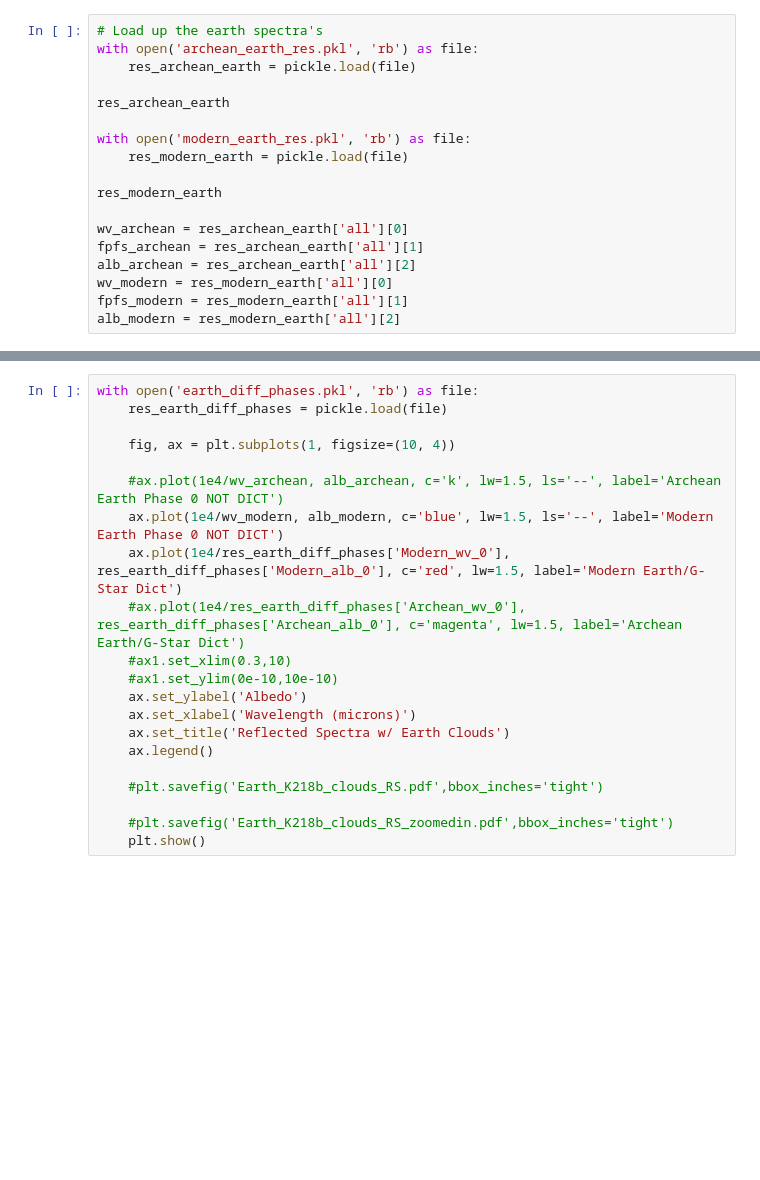
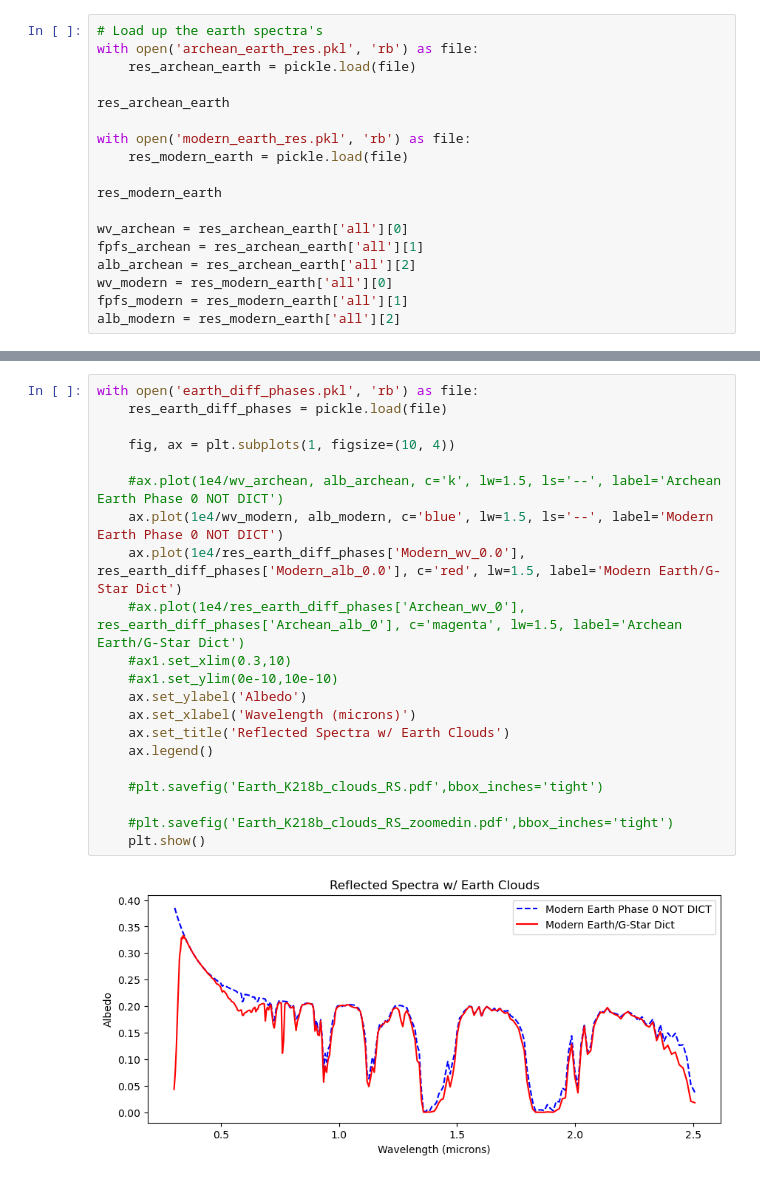
Before and after one commit to ElizabethP712/MiniNeptuneGrid26_PostBac, a Jupyter notebook: Earth_Diff_Phases.ipynb, the cells around one changed output, grey strips where cells are left out. Saved outputs shown, nothing was run; the diff lists cells and outputs as text; blank space fills up the shorter version.

Commit message:
Updated Earth phases to include cloud information.

```diff
--- a/Earth_Diff_Phases.ipynb
+++ b/Earth_Diff_Phases.ipynb
@@ -342,21 +346,23 @@ with open('earth_diff_phases.pkl', 'rb') as file:
 # %%
 with open('earth_diff_phases.pkl', 'rb') as file:
     res_earth_diff_phases = pickle.load(file)
 
     fig, ax = plt.subplots(1, figsize=(10, 4))
 
     #ax.plot(1e4/wv_archean, alb_archean, c='k', lw=1.5, ls='--', label='Archean Earth Phase 0 NOT DICT')
     ax.plot(1e4/wv_modern, alb_modern, c='blue', lw=1.5, ls='--', label='Modern Earth Phase 0 NOT DICT')
-    ax.plot(1e4/res_earth_diff_phases['Modern_wv_0'], res_earth_diff_phases['Modern_alb_0'], c='red', lw=1.5, label='Modern Earth/G-Star Dict')
+    ax.plot(1e4/res_earth_diff_phases['Modern_wv_0.0'], res_earth_diff_phases['Modern_alb_0.0'], c='red', lw=1.5, label='Modern Earth/G-Star Dict')
     #ax.plot(1e4/res_earth_diff_phases['Archean_wv_0'], res_earth_diff_phases['Archean_alb_0'], c='magenta', lw=1.5, label='Archean Earth/G-Star Dict')
     #ax1.set_xlim(0.3,10)
     #ax1.set_ylim(0e-10,10e-10)
     ax.set_ylabel('Albedo')
     ax.set_xlabel('Wavelength (microns)')
     ax.set_title('Reflected Spectra w/ Earth Clouds')
     ax.legend()
 
     #plt.savefig('Earth_K218b_clouds_RS.pdf',bbox_inches='tight')
 
     #plt.savefig('Earth_K218b_clouds_RS_zoomedin.pdf',bbox_inches='tight')
     plt.show()
+# %% [output]
+[figure, added]
```
Also changed, not shown: parts of 2 cells of this notebook.
